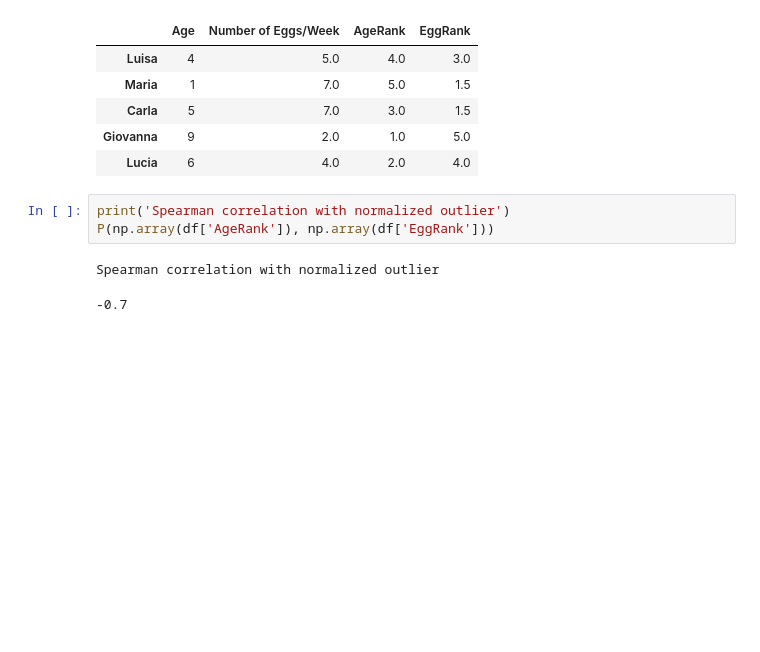
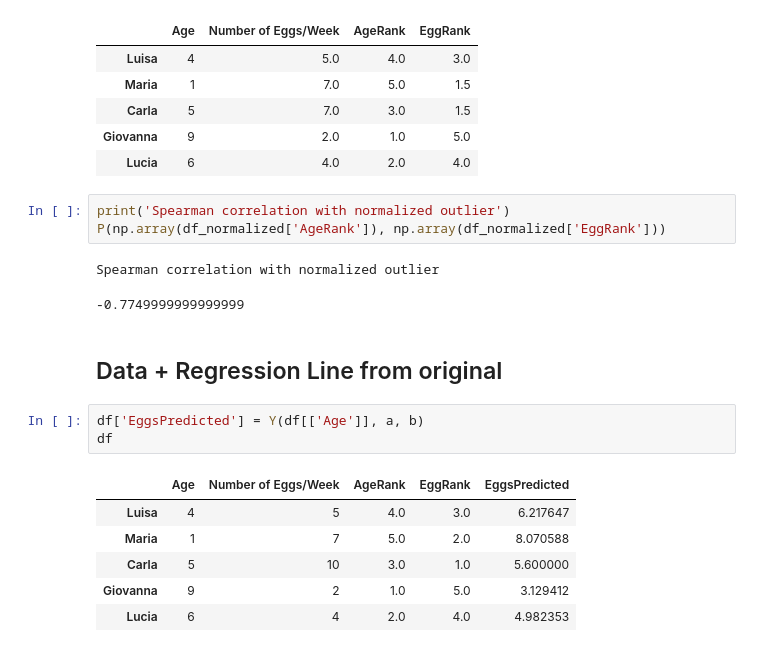
Before and after one commit to Joapfel/Methods-Assignments, a Jupyter notebook: lab8/Spearman_Correlation.ipynb, the cells around one changed output. Saved outputs shown, nothing was run; the diff lists cells and outputs as text; blank space fills up the shorter version.

```diff
--- a/lab8/Spearman_Correlation.ipynb
+++ b/lab8/Spearman_Correlation.ipynb
@@ -123,7 +125,20 @@ df_normalized
 | Lucia | 6 | 4.0 | 2.0 | 4.0 |
 # %%
 print('Spearman correlation with normalized outlier')
-P(np.array(df['AgeRank']), np.array(df['EggRank']))
+P(np.array(df_normalized['AgeRank']), np.array(df_normalized['EggRank']))
 # %% [output]
 Spearman correlation with normalized outlier
--0.7
+-0.7749999999999999
+# %% [markdown]
+Data + Regression Line from original
+------
+# %%
+df['EggsPredicted'] = Y(df[['Age']], a, b)
+df
+# %% [output]
+|  | Age | Number of Eggs/Week | AgeRank | EggRank | EggsPredicted |
+| Luisa | 4 | 5 | 4.0 | 3.0 | 6.217647 |
+| Maria | 1 | 7 | 5.0 | 2.0 | 8.070588 |
+| Carla | 5 | 10 | 3.0 | 1.0 | 5.600000 |
+| Giovanna | 9 | 2 | 1.0 | 5.0 | 3.129412 |
+| Lucia | 6 | 4 | 2.0 | 4.0 | 4.982353 |
```
Also changed, not shown: parts of 10 cells of this notebook.
